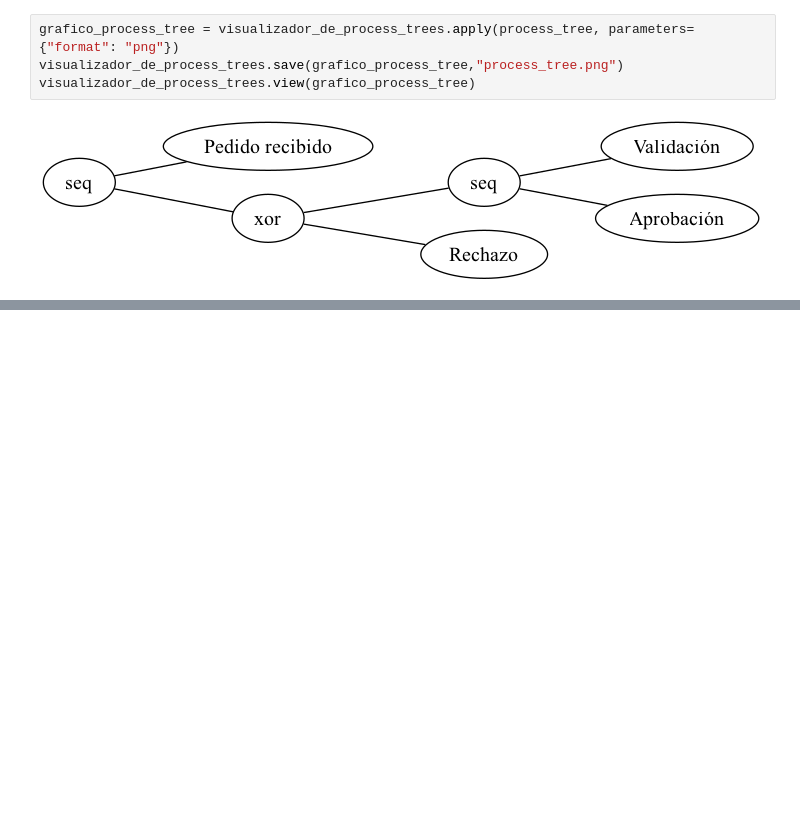
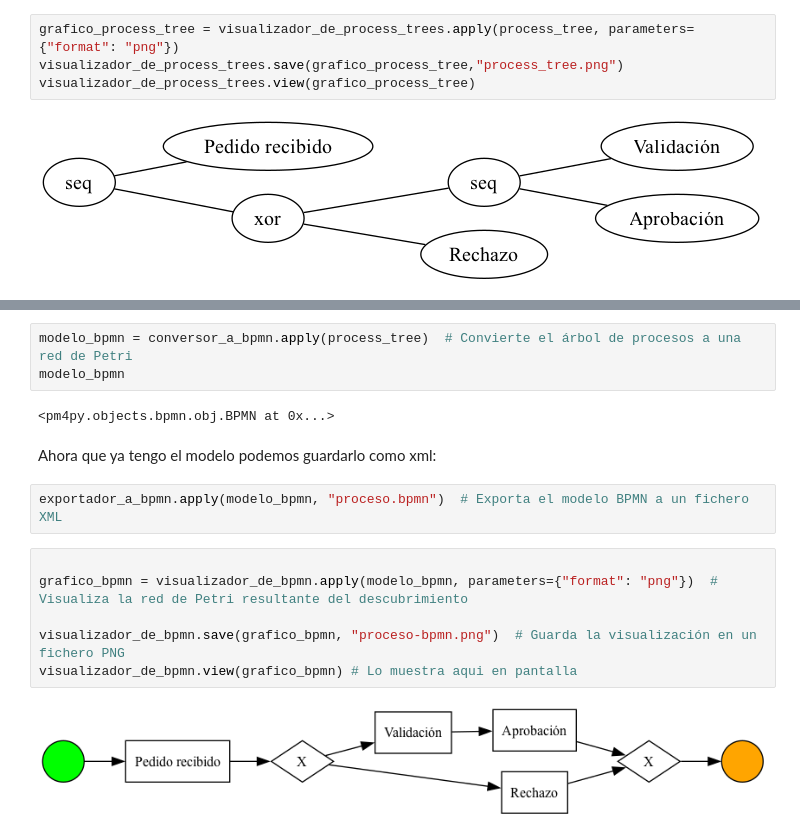
Before and after one commit to IvanciniGT/fornacionProcessMining, a Jupyter notebook: proyecto/cuaderno.ipynb, the cells around one changed output, grey strips where cells are left out. Cells and saved outputs as stored; diff of their text form; blank space fills up the shorter version.

```diff
--- a/proyecto/cuaderno.ipynb
+++ b/proyecto/cuaderno.ipynb
@@ -133,0 +176,17 @@ visualizador_de_process_trees.view(grafico_process_tree)
+# %%
+modelo_bpmn = conversor_a_bpmn.apply(process_tree)  # Convierte el árbol de procesos a una red de Petri
+modelo_bpmn
+# %% [output]
+<pm4py.objects.bpmn.obj.BPMN at 0x...>
+# %% [markdown]
+Ahora que ya tengo el modelo podemos guardarlo como xml:
+# %%
+exportador_a_bpmn.apply(modelo_bpmn, "proceso.bpmn")  # Exporta el modelo BPMN a un fichero XML
+# %%
+
+grafico_bpmn = visualizador_de_bpmn.apply(modelo_bpmn, parameters={"format": "png"})  # Visualiza la red de Petri resultante del descubrimiento
+
+visualizador_de_bpmn.save(grafico_bpmn, "proceso-bpmn.png")  # Guarda la visualización en un fichero PNG
+visualizador_de_bpmn.view(grafico_bpmn) # Lo muestra aqui en pantalla
+# %% [output]
+[figure, added]
```
Also changed, not shown: parts of 9 cells of this notebook, 7 other files.
